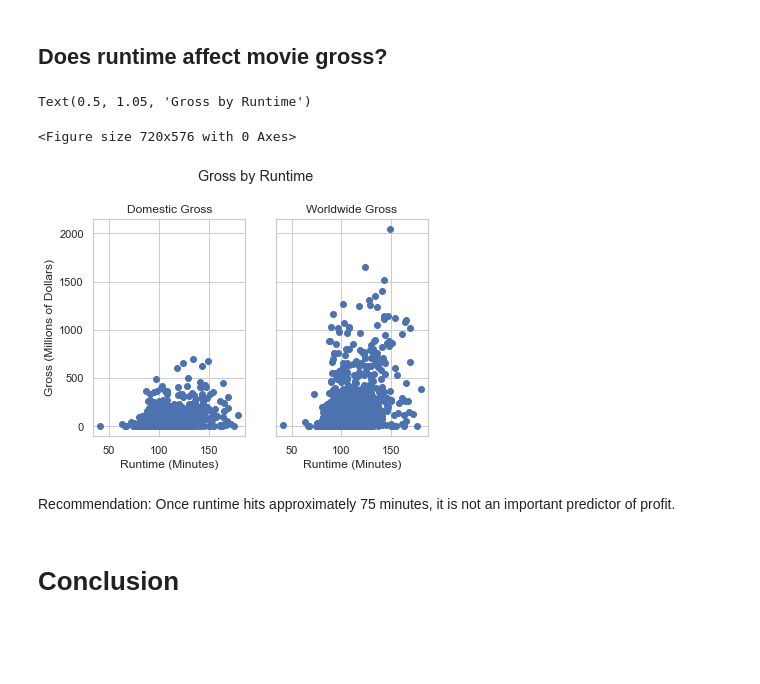
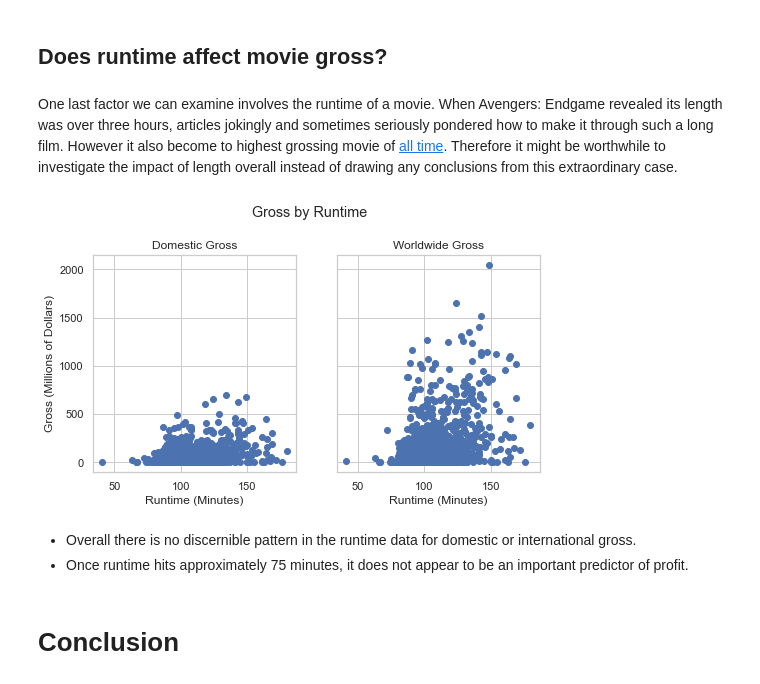
Before and after one commit to charlottebasch/A-Visual-Exploration-of-Movie-Profit-Trends, a Jupyter notebook: student.ipynb, the cells around one changed output. Cells and saved outputs as stored; diff of their text form; code cells hidden in the pictures; blank space fills up the shorter version.

Commit message:
Fix conclusions and question 3

```diff
--- a/student.ipynb
+++ b/student.ipynb
@@ -432,22 +432,22 @@ fig.show()
  - While we cannot choose one strategy as superior, it is worth considering whether money should be put towards a few films or many.
 # %% [markdown]
 ## Does runtime affect movie gross?
+# %% [markdown]
+One last factor we can examine involves the runtime of a movie. When Avengers: Endgame revealed its length was over three hours, <a herf="https://www.cnet.com/news/avengers-endgame-officially-a-three-hour-bladder-buster-so-make-a-plan/" target="blank_">articles</a> jokingly and sometimes seriously pondered how to make it through such a long film. However it also become to highest grossing movie of <a href="https://www.cnbc.com/2019/07/21/avengers-endgame-is-the-highest-grossing-film-of-all-time.html" target="blank_" >all time</a>. Therefore it might be worthwhile to investigate the impact of length overall instead of drawing any conclusions from this extraordinary case.
 # %%
 #Create a scatterplot for runtime versus domestic and international gross
-plt.figure(figsize=(10, 8))
-fig, (ax1, ax2)  = plt.subplots(1, 2, sharey=True)
+fig, (ax1, ax2)  = plt.subplots(1, 2, sharey=True, figsize=(8,4));
 ax1.scatter(movies["runtime_minutes"], movies["domestic_gross"])
 ax1.set(title="Domestic Gross", xlabel="Runtime (Minutes)", ylabel="Domestic Gross (Millions of Dollars)")
 ax2.scatter(movies["runtime_minutes"], movies["worldwide_gross"])
 ax1.set(title="Domestic Gross", xlabel="Runtime (Minutes)", ylabel="Gross (Millions of Dollars)")
 ax2.set(title="Worldwide Gross", xlabel= "Runtime (Minutes)")
-fig.suptitle("Gross by Runtime", y=1.05)
+fig.suptitle("Gross by Runtime", y=1.05);
 # %% [output]
-Text(0.5, 1.05, 'Gross by Runtime')
-<Figure size 720x576 with 0 Axes>
-[figure, old version]
+[figure, new version]
 # %% [markdown]
-Recommendation: Once runtime hits approximately 75 minutes, it is not an important predictor of profit.
+- Overall there is no discernible pattern in the runtime data for domestic or international gross.
+- Once runtime hits approximately 75 minutes, it does not appear to be an important predictor of profit.
 # %% [markdown]
 # Conclusion
 # %% [markdown]
```
Also changed, not shown: parts of 2 cells of this notebook.
